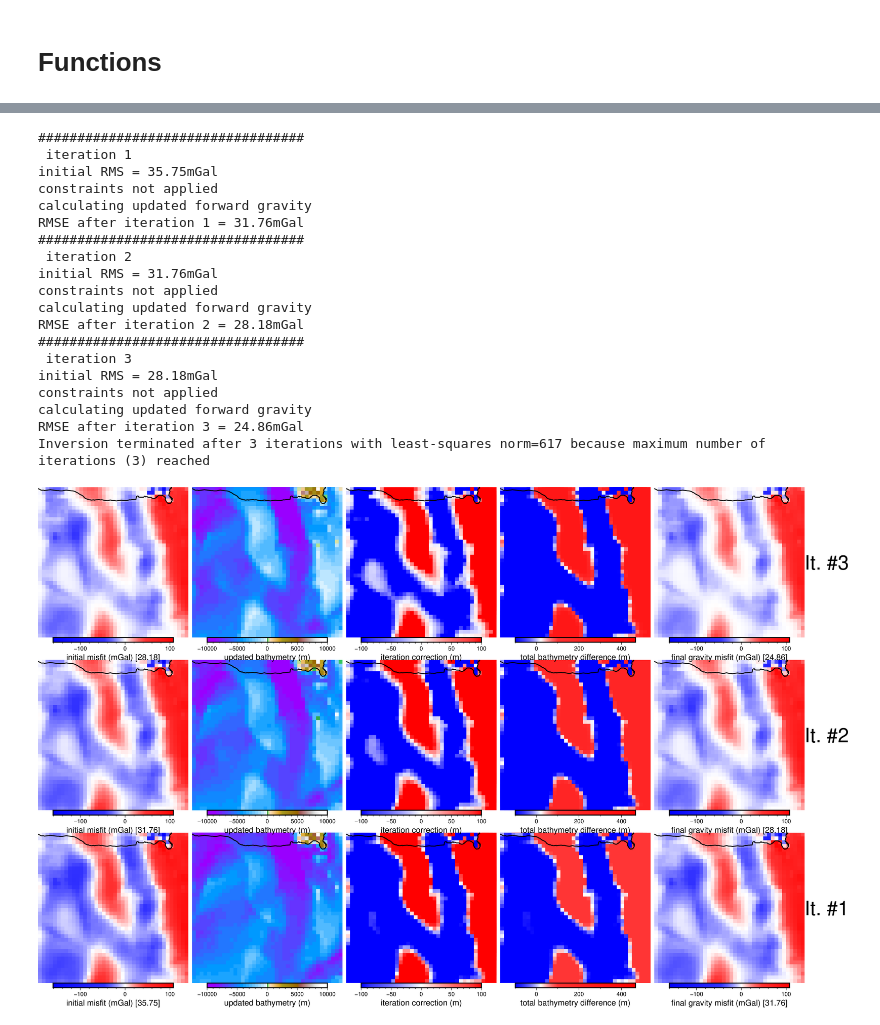
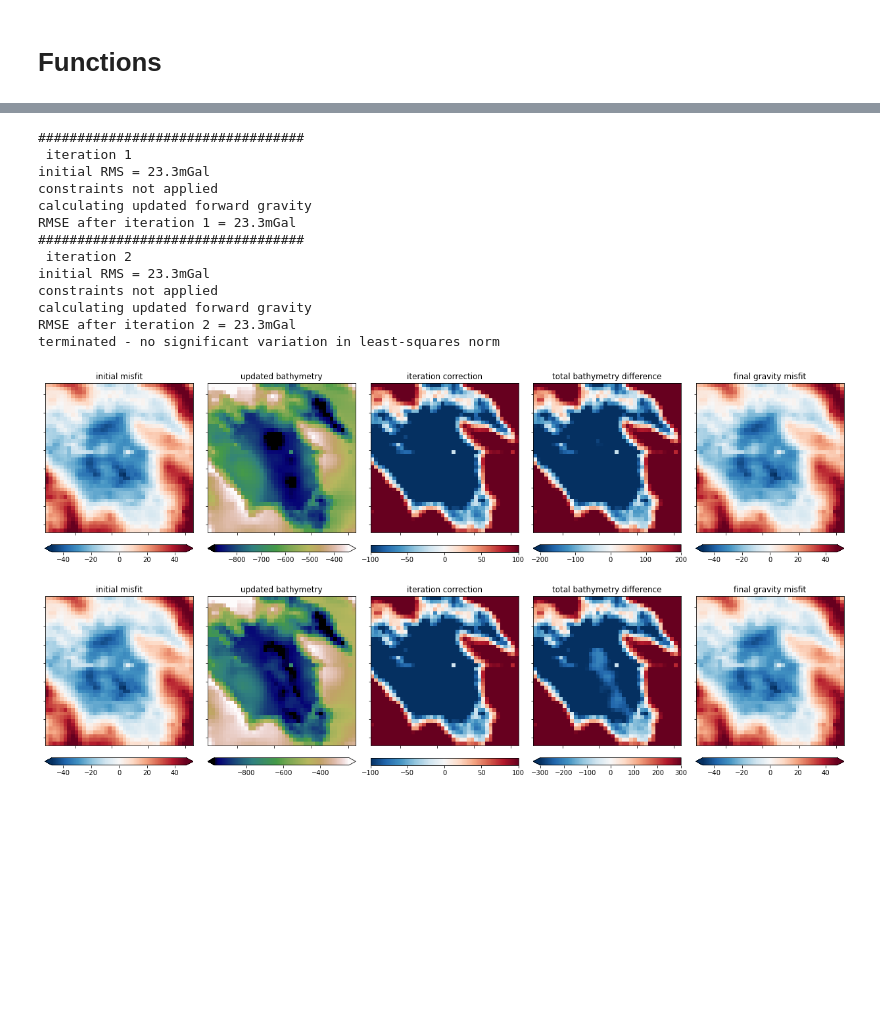
Before and after one commit to mdtanker/RIS_gravity_inversion, a Jupyter notebook: RIS_inversion.ipynb, the cells around one changed output, grey strips where cells are left out. Drawn from its saved outputs; the diff is of its cells as text; code cells hidden in the pictures; blank space fills up the shorter version.

```diff
--- a/RIS_inversion.ipynb
+++ b/RIS_inversion.ipynb
@@ -806,7 +987,7 @@ def geo_inversion(
 # %%
 zoom = 300e3
-n_shift = 600e3
-w_shift = 250e3
+n_shift = 0#600e3
+w_shift = 0#250e3
 buffer = 300e3
 
 # starting region is 1,000km x 1,000km
@@ -833,32 +1014,35 @@ buffer_proj = f"x1:{buffer_ratio}"
 inv_proj_ll = f"s0/-90/-71/1:{inv_ratio}"
 buffer_proj_ll = f"s0/-90/-71/1:{buffer_ratio}"
 
-layers_list =[
+layers_list = pd.Series([
              'ice',
              'water',
              'bathymetry',
              'basement',
             #  'moho'
-]
-spacing_list = [
+])
+
+spacing_list = pd.Series([
                 10e3,
                 10e3,
                 10e3,
                 10e3,
                 # 10e3
-]
-rho_list = [
+])
+
+rho_list = pd.Series([
             920, #890 to 917 from Muto et al. 2013
             1030, #from Muto et al. 2013
             2300,
             2670,
             # 3300
-]
+])
+
 grav_spacing = 10e3
 
 active_layer='bathymetry'
 
-fname_list=[
+fname_list = pd.Series([
         # SURFACE
             'inversion_layers/bedmachine/BedMachine_surface_filled.nc',
         # ICEBASE
@@ -873,7 +1057,9 @@ fname_list=[
             # 'inversion_layers/An_moho_filt.nc'
             # 'inversion_layers/Shen_moho.nc',
             # 'inversion_layers/Pappa_moho.nc'
-            ]
+])
+
+# forward_layers = {k:v for k,v in layers.items() if k not in ['ice']}
 # %%
 import_layers(
     layers_list,
@@ -916,34 +1105,32 @@ misfit between Gobs_shift and forward gravity is 4.545037630066417e-05 mGal
 # %%
 geo_inversion(
-    deriv_type='prisms',
+    deriv_type='annulus',
     active_layer=active_layer,
-    input_grav=df_grav.Gobs_shift,
+    include_forward_layers=layers_list[layers_list!='ice'],
+    input_grav=grid_grav,
+    input_grav_column='Gobs_shift',
     constraints=False,
-    Max_Iterations=3,
+    Max_Iterations=2,
     max_layer_change_per_iter=100,
+    plot=True,
+    plot_type='xarray'
     )
 # 15 mins 200km zoom/5k, 7mins 400kmzoom/5k (113x113 prisms, 33x33 grav)
 # 1:54s for annulus
 # 1:46s for prisms
-notify
+# notify
 # %% [output]
 ##################################
  iteration 1
-initial RMS = 35.75mGal
+initial RMS = 23.3mGal
 constraints not applied
 calculating updated forward gravity
-RMSE after iteration 1 = 31.76mGal
+RMSE after iteration 1 = 23.3mGal
 ##################################
  iteration 2
-initial RMS = 31.76mGal
+initial RMS = 23.3mGal
 constraints not applied
 calculating updated forward gravity
-RMSE after iteration 2 = 28.18mGal
-##################################
- iteration 3
-initial RMS = 28.18mGal
-constraints not applied
-calculating updated forward gravity
-RMSE after iteration 3 = 24.86mGal
-Inversion terminated after 3 iterations with least-squares norm=617 because maximum number of iterations (3) reached
+RMSE after iteration 2 = 23.3mGal
+terminated - no significant variation in least-squares norm
-[figure, old version]
+[figure, new version]
```
Also changed, not shown: parts of 8 cells of this notebook, 4 other files.
